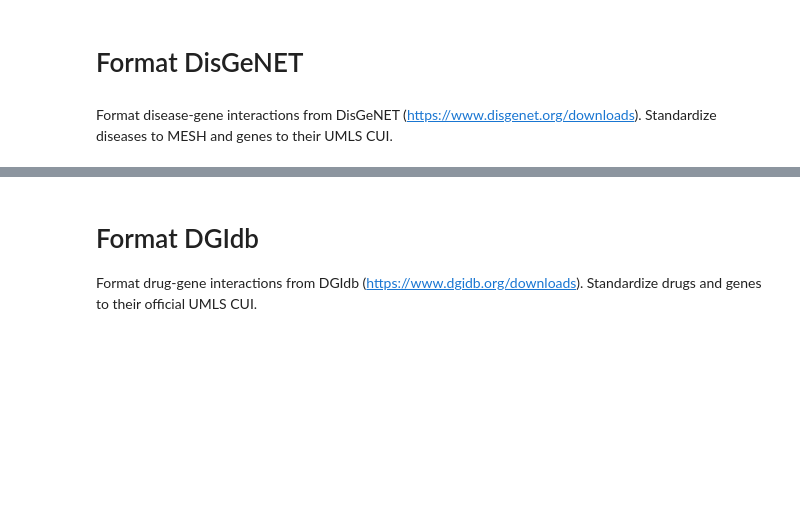
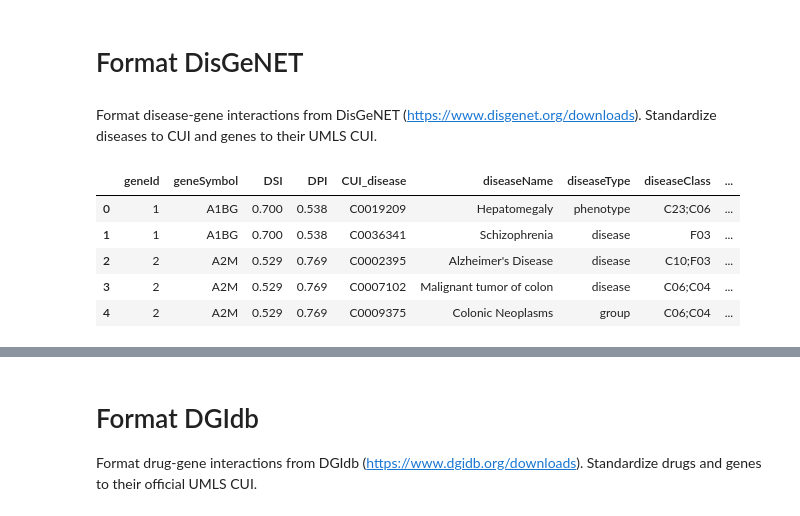
Before and after one commit to WGLab/kgev-neo4j, a Jupyter notebook: stage_4_data_integration/process_data_sources.ipynb, the cells around one changed output, grey strips where cells are left out. Drawn from its saved outputs; the diff is of its cells as text; code cells hidden in the pictures; blank space fills up the shorter version.

```diff
--- a/stage_4_data_integration/process_data_sources.ipynb
+++ b/stage_4_data_integration/process_data_sources.ipynb
@@ -17,13 +19,20 @@ hpo_to_cui_df = pd.read_csv(hpo_to_cui_filepath)
 # %% [markdown]
 # Format DisGeNET
 # %% [markdown]
-Format disease-gene interactions from DisGeNET (https://www.disgenet.org/downloads). Standardize diseases to MESH and genes to their UMLS CUI.
+Format disease-gene interactions from DisGeNET (https://www.disgenet.org/downloads). Standardize diseases to CUI and genes to their UMLS CUI.
 # %%
 input_filepath = os.path.join(DATA_DIR, 'curated_gene_disease_associations.tsv')
 output_filepath = os.path.join(OUTPUT_DATA_DIR, 'disease_gene_relationships.csv')
 # %%
 df = pd.read_csv(input_filepath, sep='\t')
 df = df.rename(columns={'diseaseId': 'CUI_disease'})
-df = df.merge(gene_mapping_df[['Alias symbol', 'CUI']], left_on='geneSymbol', right_on='Alias symbol').rename(columns={'CUI': 'CUI_gene'})
-df = df[['CUI_disease', 'CUI_gene', 'score']].drop_duplicates().dropna()
-df.to_csv(output_filepath, index=False)
+df = df.merge(gene_mapping_df[['NCBI Gene ID(supplied by NCBI)', 'CUI_gene']].drop_duplicates().dropna(), left_on='geneId', right_on='NCBI Gene ID(supplied by NCBI)')
+# %%
+df.head()
+# %% [output]
+|  | geneId | geneSymbol | DSI | DPI | CUI_disease | diseaseName | diseaseType | diseaseClass | ... |
+| 0 | 1 | A1BG | 0.700 | 0.538 | C0019209 | Hepatomegaly | phenotype | C23;C06 | ... |
+| 1 | 1 | A1BG | 0.700 | 0.538 | C0036341 | Schizophrenia | disease | F03 | ... |
+| 2 | 2 | A2M | 0.529 | 0.769 | C0002395 | Alzheimer's Disease | disease | C10;F03 | ... |
+| 3 | 2 | A2M | 0.529 | 0.769 | C0007102 | Malignant tumor of colon | disease | C06;C04 | ... |
+| 4 | 2 | A2M | 0.529 | 0.769 | C0009375 | Colonic Neoplasms | group | C06;C04 | ... |
```
Also changed, not shown: parts of 35 cells of this notebook, 7 other files.
